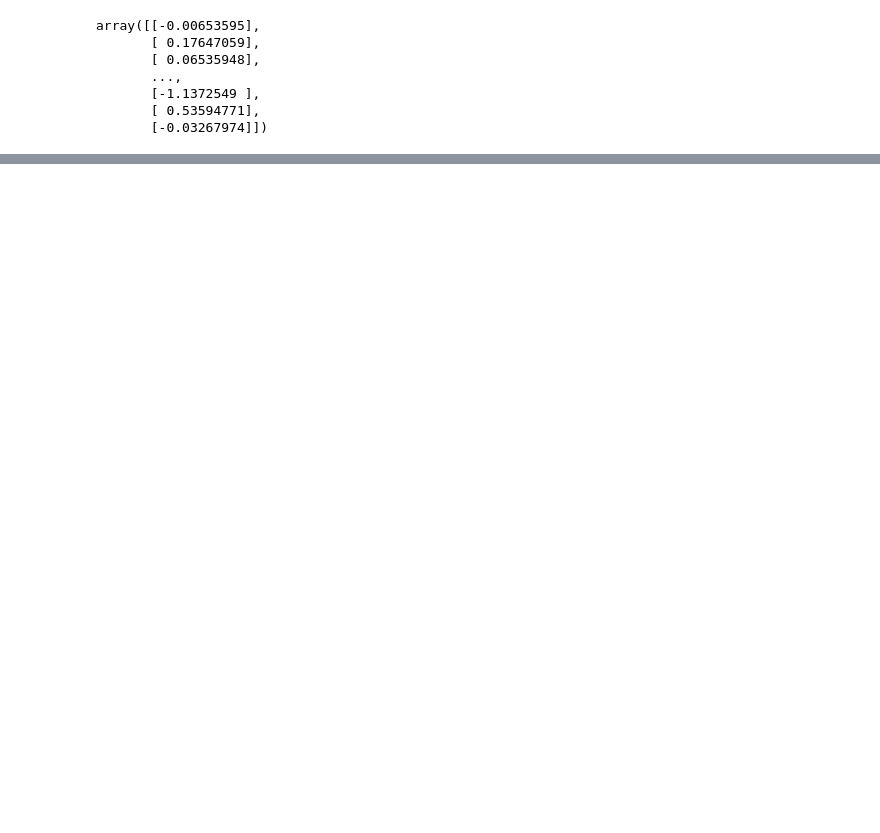
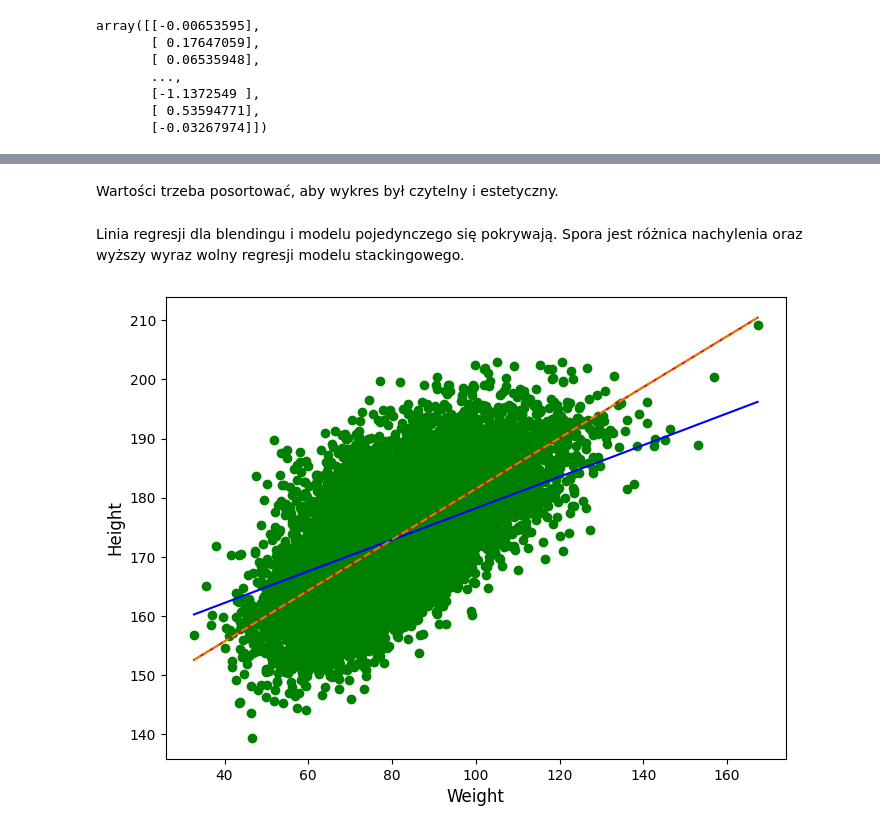
Before and after one commit to jakubtwalczak/Polish-people-basic-physical-attributes, a Jupyter notebook: Classification & regression - various models.ipynb, the cells around one changed output, grey strips where cells are left out. Drawn from its saved outputs; the diff is of its cells as text; code cells hidden in the pictures; blank space fills up the shorter version.

```diff
--- a/Classification & regression - various models.ipynb
+++ b/Classification & regression - various models.ipynb
@@ -489,0 +732,8 @@ Single Model (LinearSVR) - MSE: 0.07261962585509246
+# %%
+%%time
+
+meta_model_reg.fit(X_train_reg, y_train_reg)
+single_predictions = meta_model_reg.predict(X_test_reg)
+print(f'Single Model (LinearSVR) - R2 Score: {r2_score(y_test_reg, single_predictions)}')
+print(f'Single Model (LinearSVR) - MAE: {mean_absolute_error(y_test_reg, single_predictions)}')
+print(f'Single Model (LinearSVR) - MSE: {mean_squared_error(y_test_reg, single_predictions)}')
@@ -489,0 +757,9 @@ Single Model (LinearSVR) - MSE: 0.07261962585509246
+# %%
+sc_xreg = RobustScaler()
+sc_yreg = RobustScaler()
+X_stand = sc_xreg.fit_transform(df[['Weight']])
+y_stand = sc_yreg.fit_transform(df[['Height']])
+# %%
+best_meta_model.fit(X_stand, y_stand)
+stacking_model.fit(X_stand, y_stand)
+meta_model_reg.fit(X_stand, y_stand)
@@ -489,0 +768,22 @@ Single Model (LinearSVR) - MSE: 0.07261962585509246
+# %% [markdown]
+Wartości trzeba posortować, aby wykres był czytelny i estetyczny.
+# %%
+X_sorted = df[['Weight']].sort_values(by='Weight').values
+X_sorted_stand = sc_xreg.transform(X_sorted)
+y_blend_pred = best_meta_model.predict(X_sorted_stand)
+y_stack_pred = stacking_model.predict(X_sorted_stand)
+y_single_pred = meta_model_reg.predict(X_sorted_stand)
+# %% [markdown]
+Linia regresji dla blendingu i modelu pojedynczego się pokrywają. Spora jest różnica nachylenia oraz wyższy wyraz wolny regresji modelu stackingowego.
+# %%
+fig, ax = plt.subplots(figsize = (8,6))
+
+ax.scatter(sc_xreg.inverse_transform(X_stand), sc_yreg.inverse_transform(y_stand), c='g')
+ax.plot(sc_xreg.inverse_transform(X_sorted_stand), sc_yreg.inverse_transform(y_blend_pred.reshape(-1,1)), c='r')
+ax.plot(sc_xreg.inverse_transform(X_sorted_stand), sc_yreg.inverse_transform(y_stack_pred.reshape(-1,1)), c='b')
+ax.plot(sc_xreg.inverse_transform(X_sorted_stand), sc_yreg.inverse_transform(y_single_pred.reshape(-1,1)), c='y', linestyle='--', alpha=0.7)
+plt.xlabel('Weight', fontsize=12)
+plt.ylabel('Height', fontsize=12)
+plt.show()
+# %% [output]
+[figure, added]
```
Also changed, not shown: parts of 78 cells of this notebook, 2 other files.
